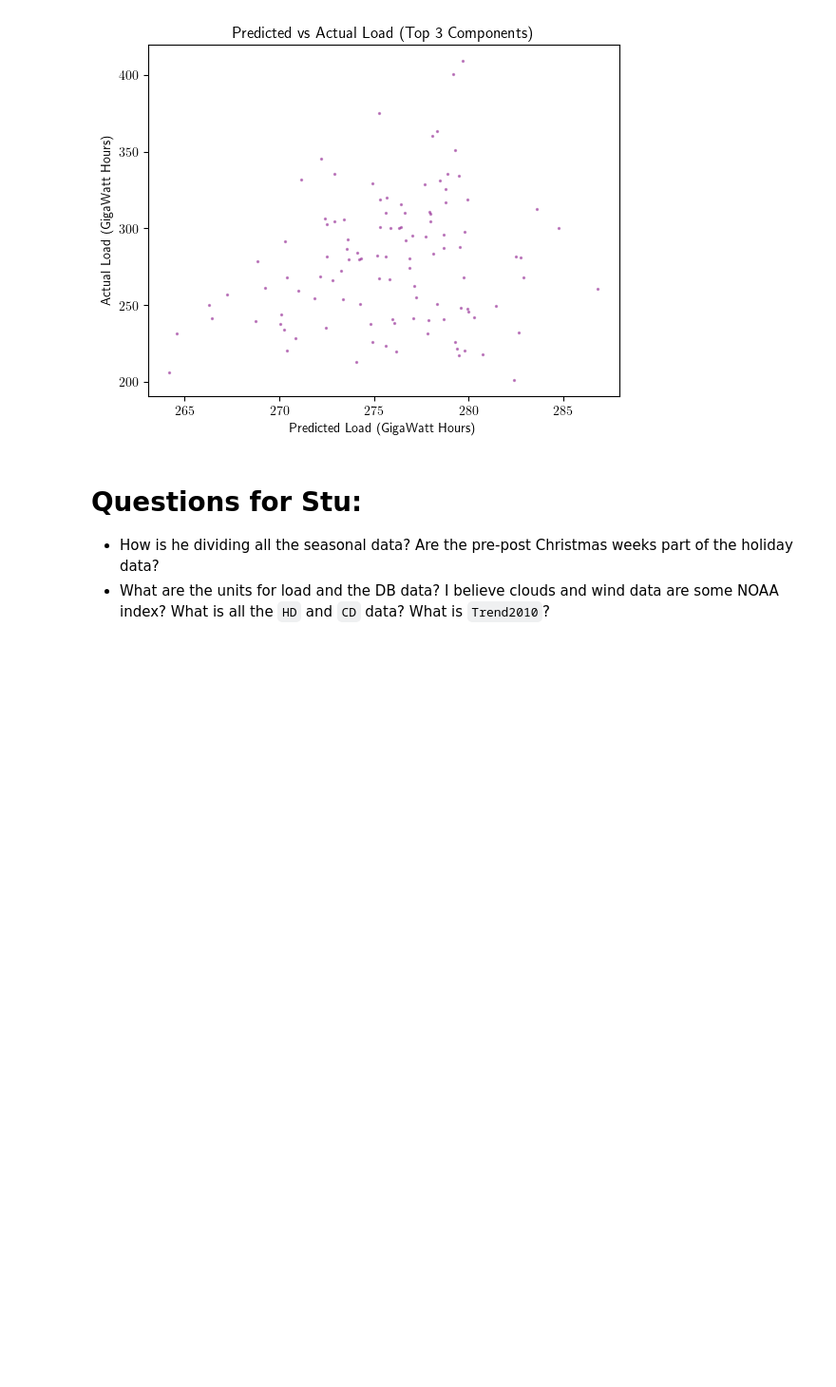
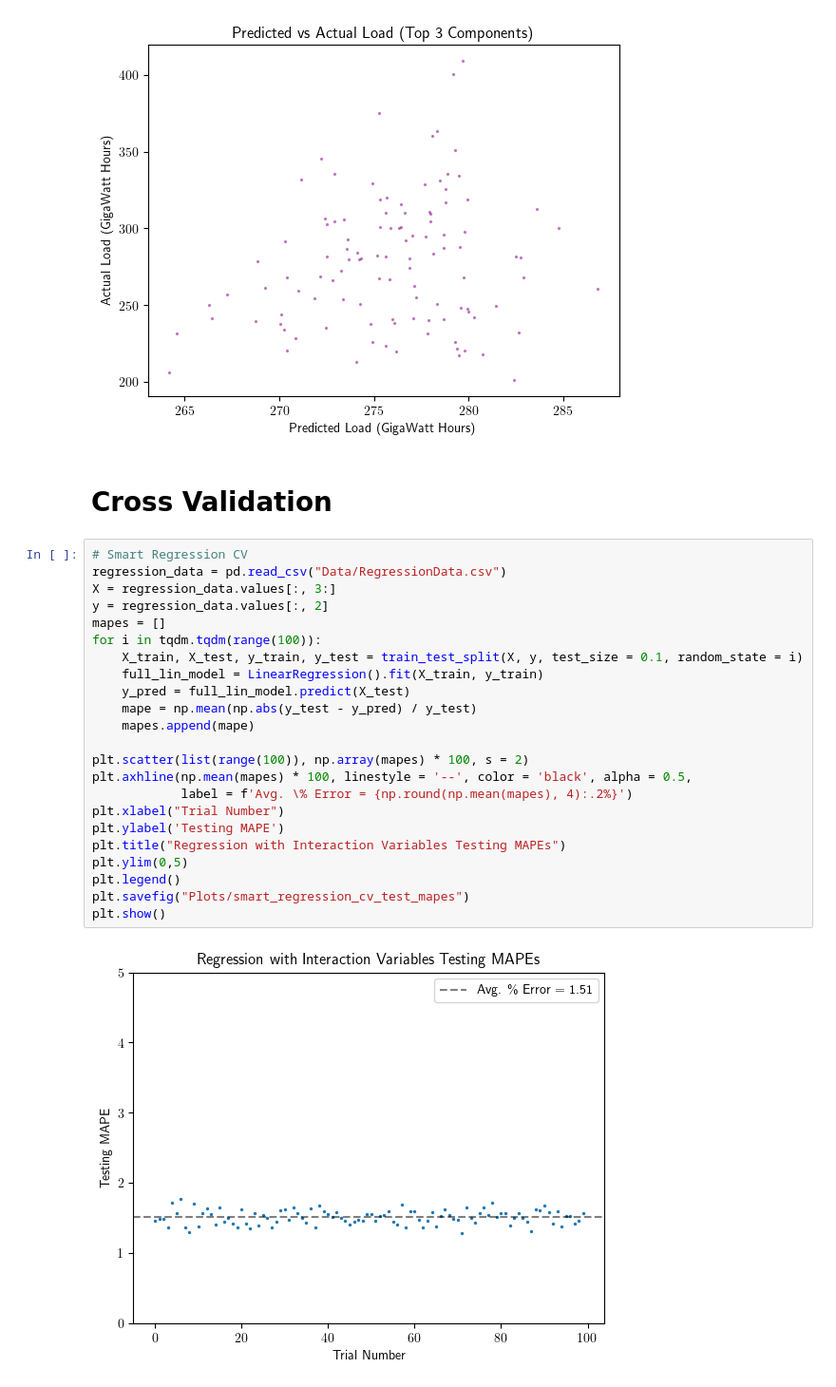
Before and after one commit to jakekosakoff/Physics-139-Final, a Jupyter notebook: Final Project Code/Regression.ipynb, the cells around one changed output. Shown: that part at 95% size. Saved outputs shown, nothing was run; the diff lists cells and outputs as text; blank space fills up the shorter version.

```diff
--- a/Final Project Code/Regression.ipynb
+++ b/Final Project Code/Regression.ipynb
@@ -260,8 +262,30 @@ plt.savefig("Predicted_Actual_Top_3.png")
 plt.show()
 # %% [output]
 [figure]
-# %% [markdown]
-# Questions for Stu:
-
-- How is he dividing all the seasonal data? Are the pre-post Christmas weeks part of the holiday data?
-- What are the units for load and the DB data? I believe clouds and wind data are some NOAA index? What is all the `HD` and `CD` data? What is `Trend2010`?
+# %% [markdown]
+# Cross Validation
+# %%
+# Smart Regression CV
+regression_data = pd.read_csv("Data/RegressionData.csv")
+X = regression_data.values[:, 3:]
+y = regression_data.values[:, 2]
+mapes = []
+for i in tqdm.tqdm(range(100)):
+    X_train, X_test, y_train, y_test = train_test_split(X, y, test_size = 0.1, random_state = i)
+    full_lin_model = LinearRegression().fit(X_train, y_train)
+    y_pred = full_lin_model.predict(X_test)
+    mape = np.mean(np.abs(y_test - y_pred) / y_test)
+    mapes.append(mape)
+
+plt.scatter(list(range(100)), np.array(mapes) * 100, s = 2)
+plt.axhline(np.mean(mapes) * 100, linestyle = '--', color = 'black', alpha = 0.5,
+            label = f'Avg. \% Error = {np.round(np.mean(mapes), 4):.2%}')
+plt.xlabel("Trial Number")
+plt.ylabel('Testing MAPE')
+plt.title("Regression with Interaction Variables Testing MAPEs")
+plt.ylim(0,5)
+plt.legend()
+plt.savefig("Plots/smart_regression_cv_test_mapes")
+plt.show()
+# %% [output]
+[figure, added]
```
Also changed, not shown: parts of 2 cells of this notebook, 2 other files.
